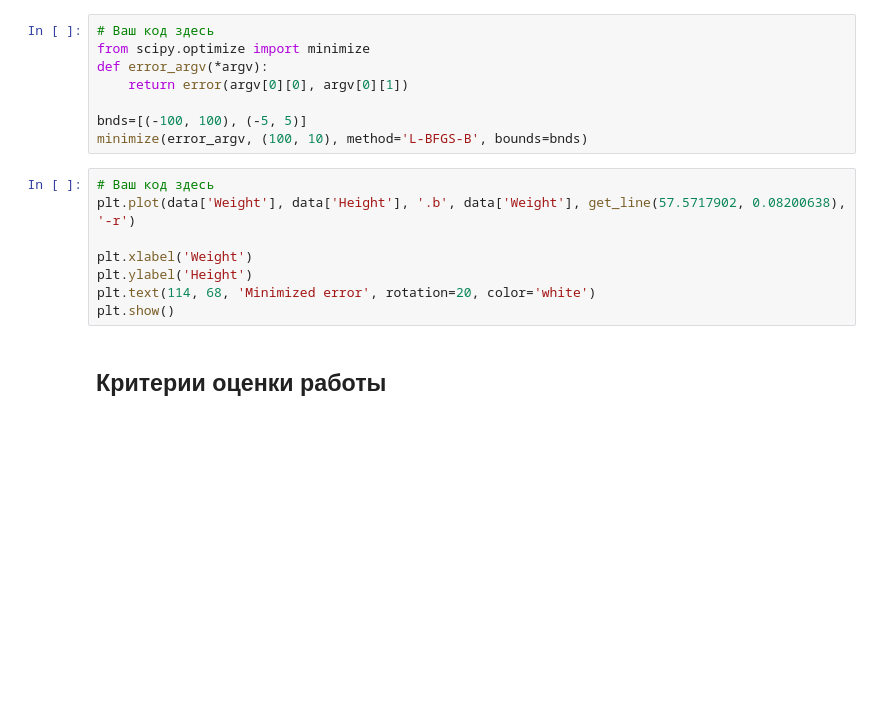
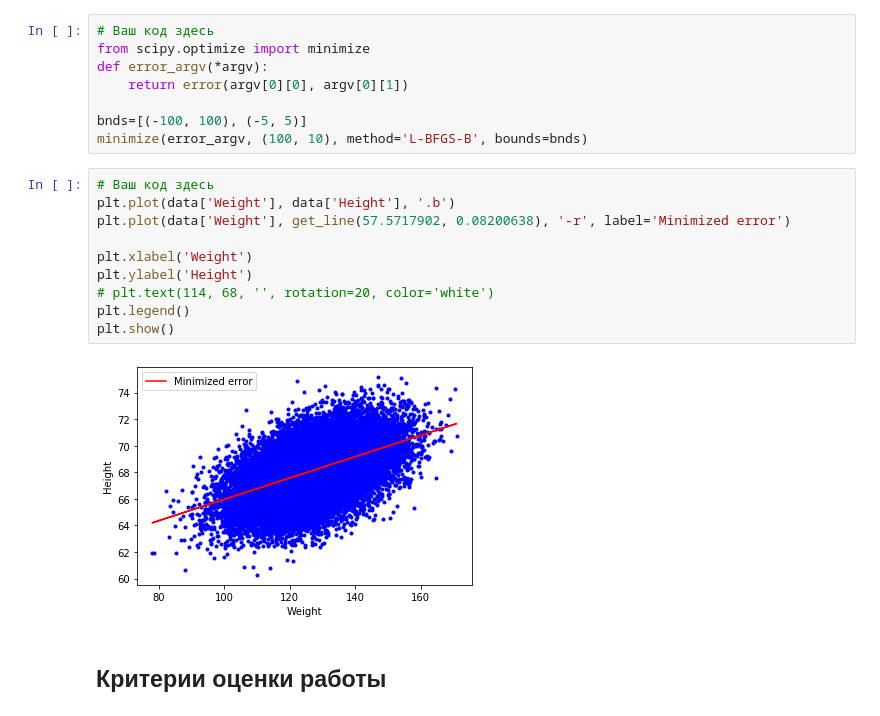
Before and after one commit to nikage/ds-and-ml-course, a Jupyter notebook: task1 2/linreg_height_weight.ipynb, the cells around one changed output. Drawn from its saved outputs; the diff is of its cells as text; blank space fills up the shorter version.

```diff
--- a/task1 2/linreg_height_weight.ipynb
+++ b/task1 2/linreg_height_weight.ipynb
@@ -280,12 +284,16 @@ bnds=[(-100, 100), (-5, 5)]
 minimize(error_argv, (100, 10), method='L-BFGS-B', bounds=bnds)
 # %%
 # Ваш код здесь
-plt.plot(data['Weight'], data['Height'], '.b', data['Weight'], get_line(57.5717902, 0.08200638), '-r')
+plt.plot(data['Weight'], data['Height'], '.b')
+plt.plot(data['Weight'], get_line(57.5717902, 0.08200638), '-r', label='Minimized error')
 
 plt.xlabel('Weight')
 plt.ylabel('Height')
-plt.text(114, 68, 'Minimized error', rotation=20, color='white')
+# plt.text(114, 68, '', rotation=20, color='white')
+plt.legend()
 plt.show()
+# %% [output]
+[figure, added]
 # %% [markdown]
 ## Критерии оценки работы
 # %% [markdown]
```
Also changed, not shown: parts of 3 cells of this notebook.
